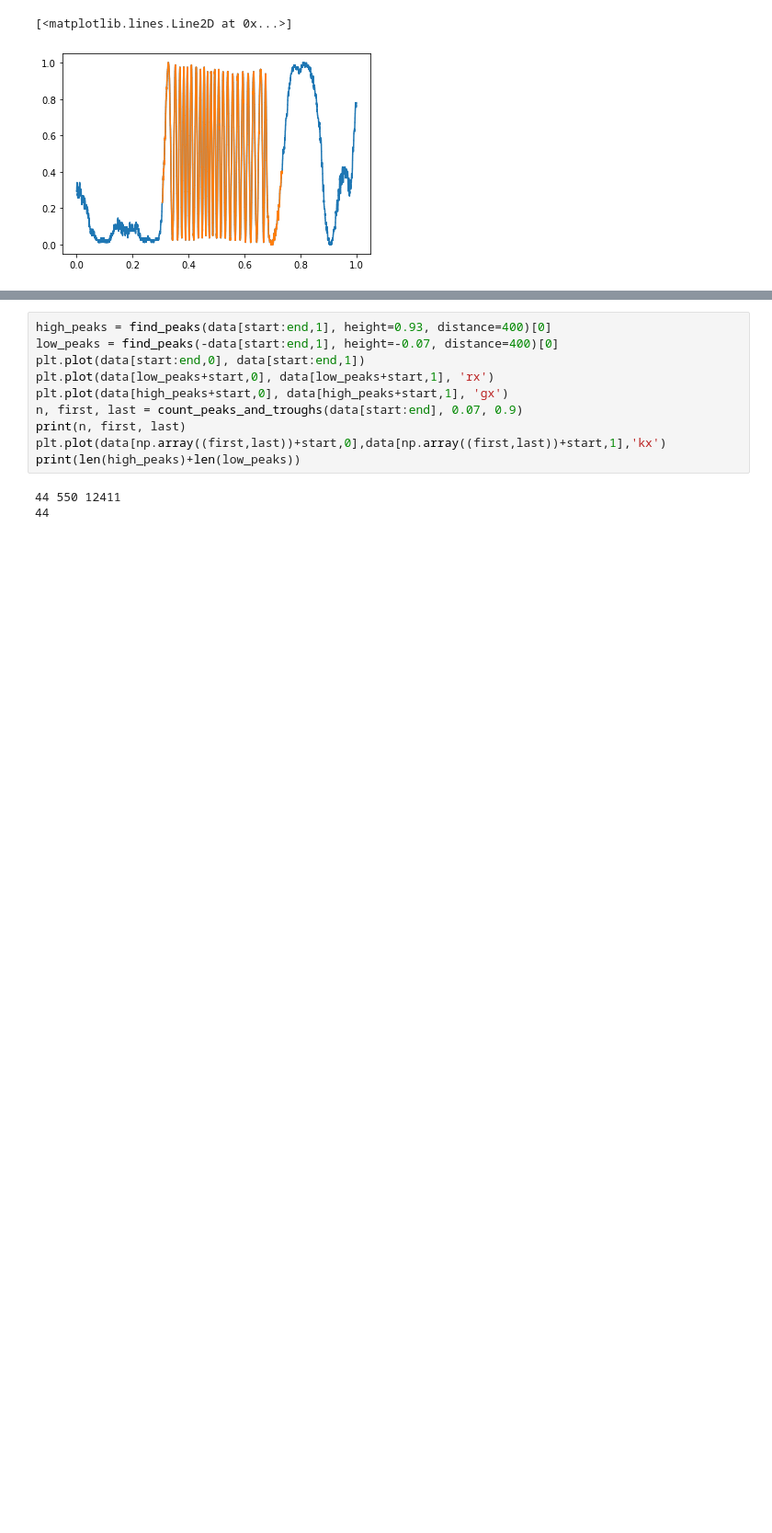
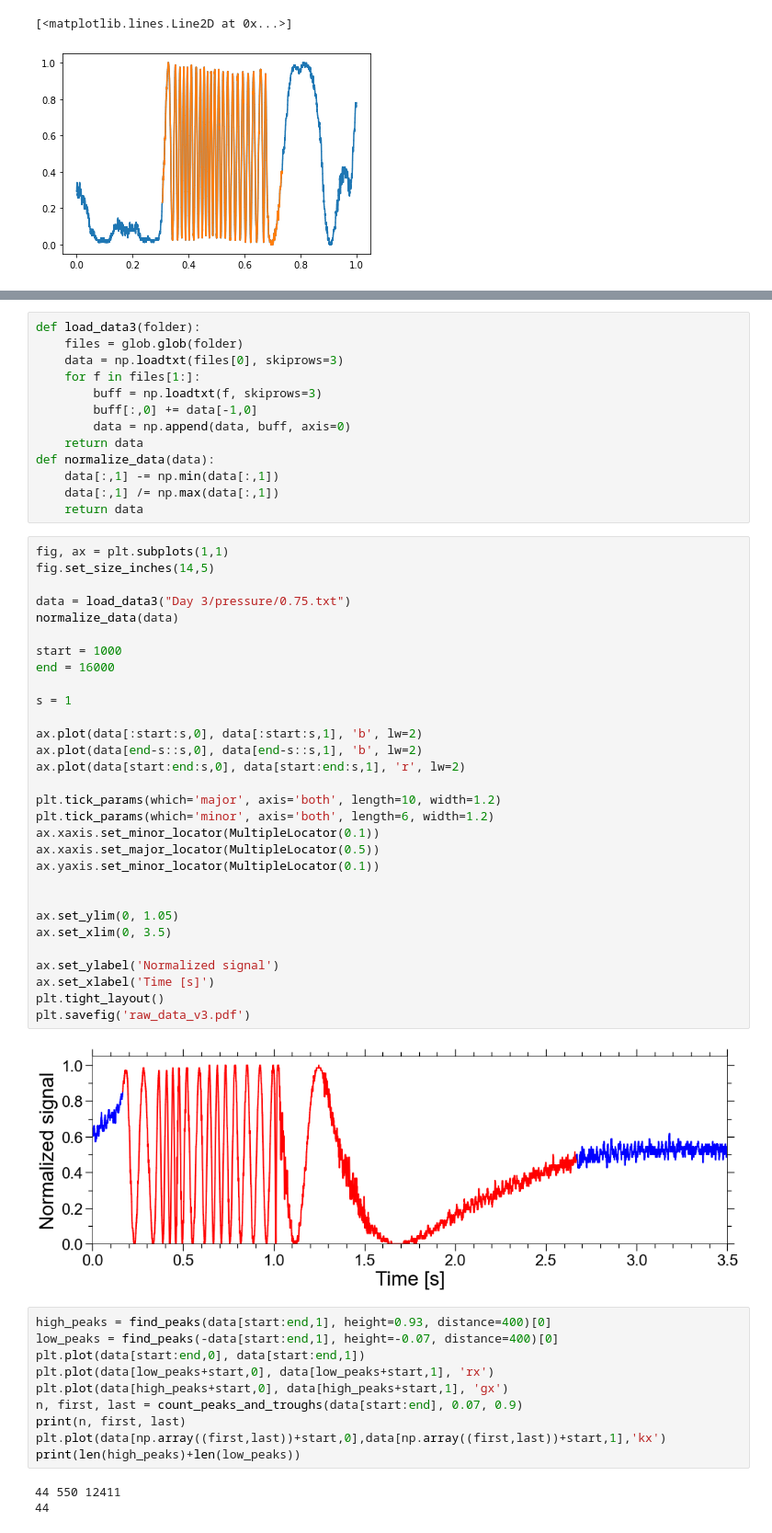
Before and after one commit to ttlindkvist/exphys2, a Jupyter notebook: Mach Zehnder/pressure.ipynb, the cells around one changed output, grey strips where cells are left out. Shown at 92% size. Drawn from its saved outputs; the diff is of its cells as text; blank space fills up the shorter version.

```diff
--- a/Mach Zehnder/pressure.ipynb
+++ b/Mach Zehnder/pressure.ipynb
@@ -115,3 +123,48 @@ plt.plot(data[start:end,0], data[start:end,1])
+# %%
+def load_data3(folder):
+    files = glob.glob(folder)
+    data = np.loadtxt(files[0], skiprows=3)
+    for f in files[1:]:
+        buff = np.loadtxt(f, skiprows=3)
+        buff[:,0] += data[-1,0]
+        data = np.append(data, buff, axis=0)
+    return data
+def normalize_data(data):
+    data[:,1] -= np.min(data[:,1])
+    data[:,1] /= np.max(data[:,1])
+    return data
+# %%
+fig, ax = plt.subplots(1,1)
+fig.set_size_inches(14,5)
+
+data = load_data3("Day 3/pressure/0.75.txt")
+normalize_data(data)
+
+start = 1000
+end = 16000
+
+s = 1
+
+ax.plot(data[:start:s,0], data[:start:s,1], 'b', lw=2)
+ax.plot(data[end-s::s,0], data[end-s::s,1], 'b', lw=2)
+ax.plot(data[start:end:s,0], data[start:end:s,1], 'r', lw=2)
+
+plt.tick_params(which='major', axis='both', length=10, width=1.2)
+plt.tick_params(which='minor', axis='both', length=6, width=1.2)
+ax.xaxis.set_minor_locator(MultipleLocator(0.1))
+ax.xaxis.set_major_locator(MultipleLocator(0.5))
+ax.yaxis.set_minor_locator(MultipleLocator(0.1))
+
+
+ax.set_ylim(0, 1.05)
+ax.set_xlim(0, 3.5)
+
+ax.set_ylabel('Normalized signal')
+ax.set_xlabel('Time [s]')
+plt.tight_layout()
+plt.savefig('raw_data_v3.pdf')
+# %% [output]
+[figure, added]
 # %%
 high_peaks = find_peaks(data[start:end,1], height=0.93, distance=400)[0]
 low_peaks = find_peaks(-data[start:end,1], height=-0.07, distance=400)[0]
```
Also changed, not shown: parts of 1 cell of this notebook, 47 other files.
